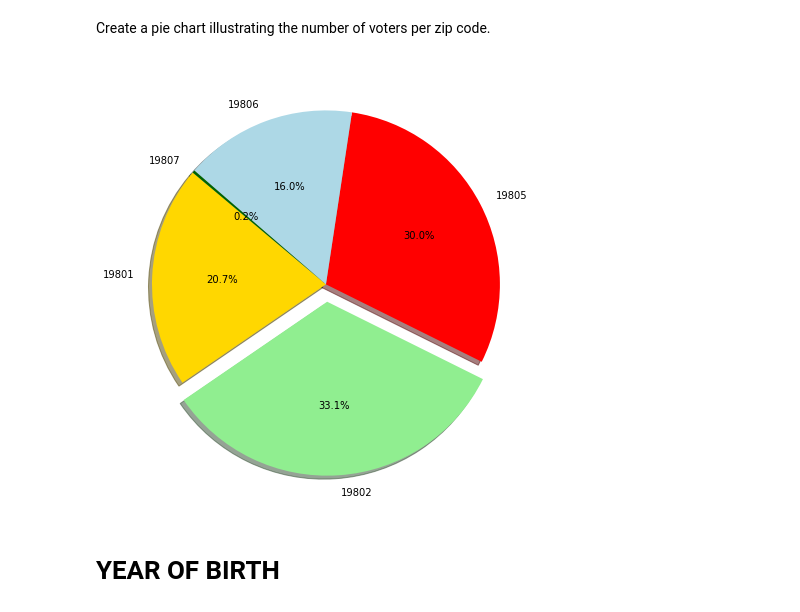
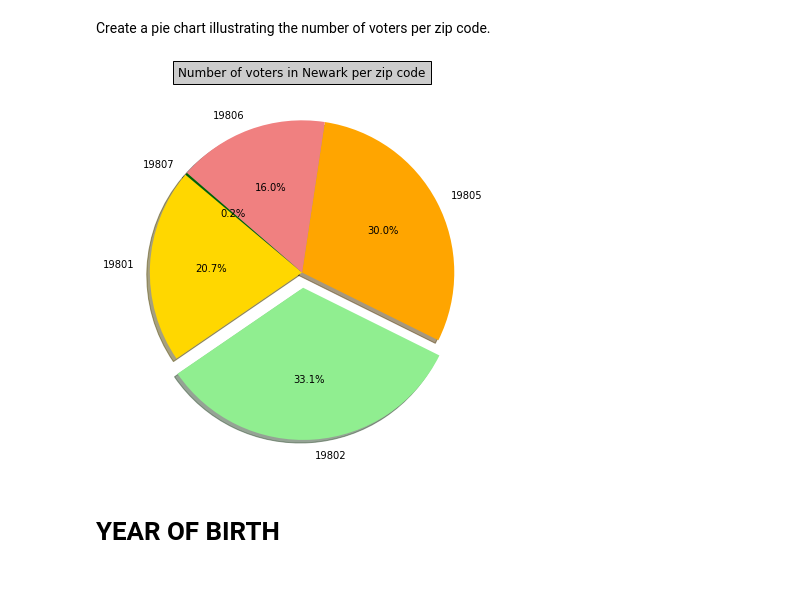
Before and after one commit to AllenChung6/DataEngineering.Labs.RegisteredVotersFileWilmingtonDE, a Jupyter notebook: wilmington_de_registered_voters.ipynb, the cells around one changed output. Drawn from its saved outputs; the diff is of its cells as text; code cells hidden in the pictures; blank space fills up the shorter version.

```diff
--- a/wilmington_de_registered_voters.ipynb
+++ b/wilmington_de_registered_voters.ipynb
@@ -87,13 +87,14 @@ Create a pie chart illustrating the number of voters per zip code.
 # %%
 sizes = grouped_zc.size()
 labels = list(grouped_zc.groups.keys())
-colors = ['gold', 'lightgreen', 'red', 'lightblue', 'darkgreen']
+colors = ['gold', 'lightgreen', 'orange', 'lightcoral', 'darkgreen']
 explode = (0, 0.1, 0, 0, 0)
-fig1, ax1 = plt.subplots(figsize=(8, 8))
+fig1, ax1 = plt.subplots(figsize=(7, 7))
 plt.pie(sizes, explode = explode, labels = labels, colors = colors, autopct='%1.1f%%', shadow=True, startangle=140)
+plt.title('Number of voters in Newark per zip code', bbox={'facecolor':'0.8', 'pad':5})
 plt.show()
 # %% [output]
-[figure, old version]
+[figure, new version]
 # %% [markdown]
 # YEAR OF BIRTH
 # %% [markdown]
```
Also changed, not shown: parts of 14 cells of this notebook.
